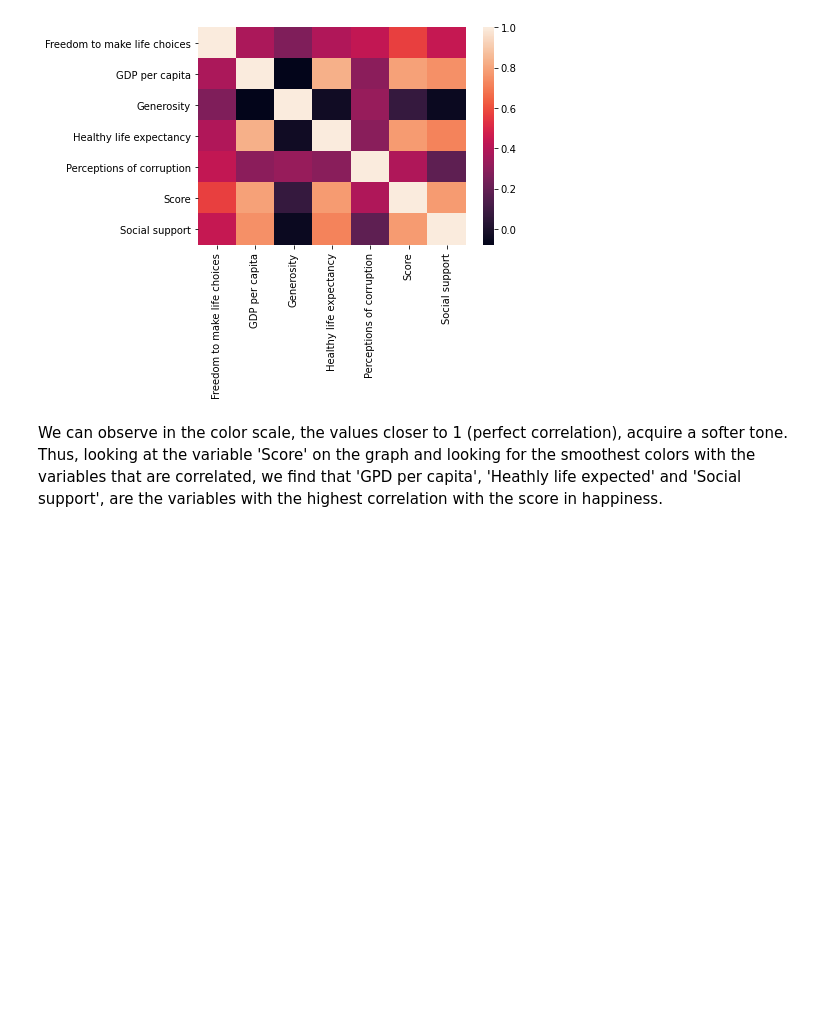
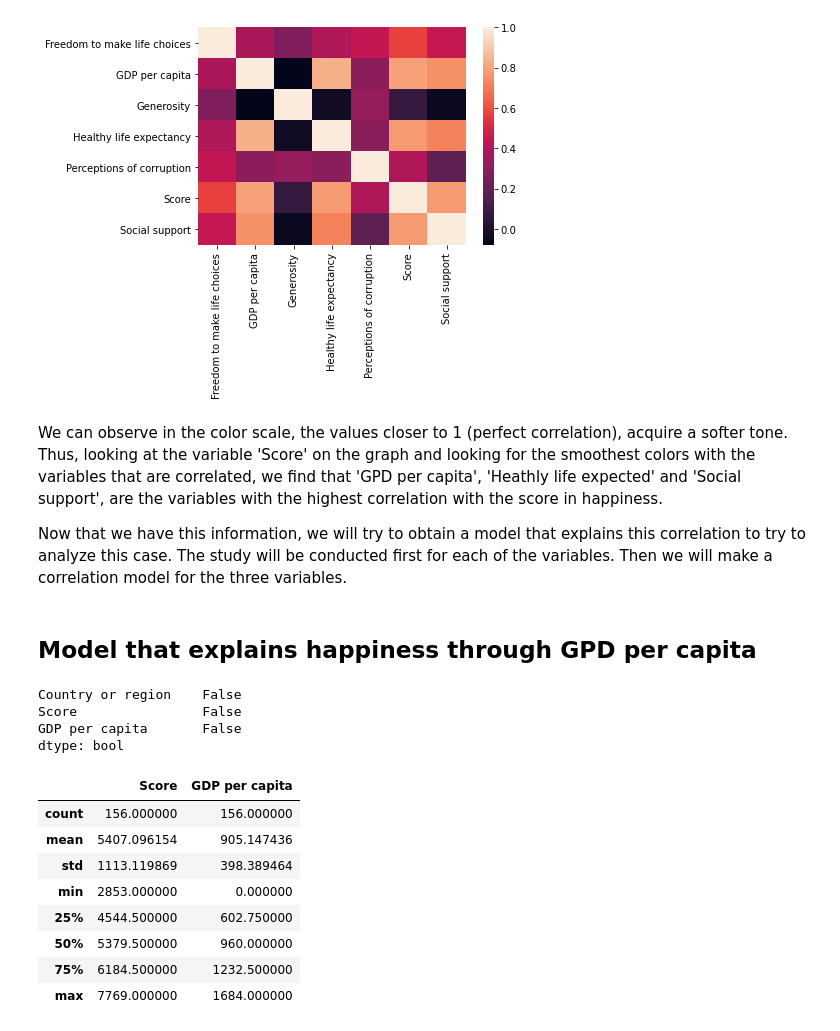
Before and after one commit to caroperez/Statistical_studies, a Jupyter notebook: Happiness.ipynb, the cells around one changed output. Drawn from its saved outputs; the diff is of its cells as text; code cells hidden in the pictures; blank space fills up the shorter version.

```diff
--- a/Happiness.ipynb
+++ b/Happiness.ipynb
@@ -76,3 +76,30 @@ sns.heatmap(coor, xticklabels = coor.columns.values, yticklabels = coor.columns.
 [figure]
 # %% [markdown]
 We can observe in the color scale, the values closer to 1 (perfect correlation), acquire a softer tone. Thus, looking at the variable 'Score' on the graph and looking for the smoothest colors with the variables that are correlated, we find that 'GPD per capita', 'Heathly life expected' and 'Social support', are the variables with the highest correlation with the score in happiness.
+
+Now that we have this information, we will try to obtain a model that explains this correlation to try to analyze this case. The study will be conducted first for each of the variables. Then we will make a correlation model for the three variables.
+# %% [markdown]
+## Model that explains happiness through GPD per capita
+# %%
+# First, we have to select the data we want.
+df2 = data[['Country or region', 'Score', 'GDP per capita']]
+
+# now we must see if there are missing data
+print(df2.isna().any())
+
+# and a little summary of data
+df2[['Score', 'GDP per capita']].describe()
+# %% [output]
+Country or region    False
+Score                False
+GDP per capita       False
+dtype: bool
+|  | Score | GDP per capita |
+| count | 156.000000 | 156.000000 |
+| mean | 5407.096154 | 905.147436 |
+| std | 1113.119869 | 398.389464 |
+| min | 2853.000000 | 0.000000 |
+| 25% | 4544.500000 | 602.750000 |
+| 50% | 5379.500000 | 960.000000 |
+| 75% | 6184.500000 | 1232.500000 |
+| max | 7769.000000 | 1684.000000 |
```
Also changed, not shown: parts of 5 cells of this notebook.
